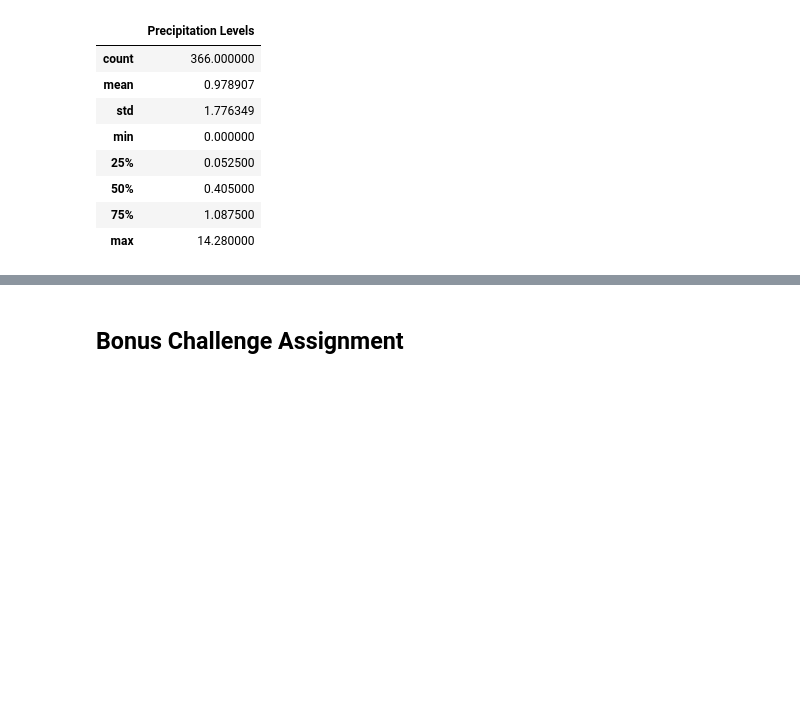
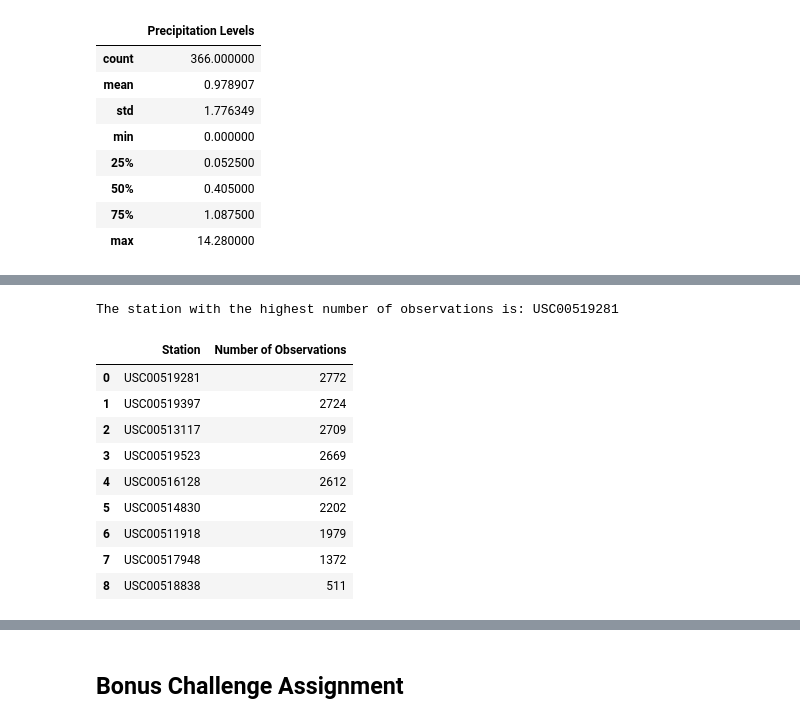
Before and after one commit to trezeget-1/sqlalchemy-challenge, a Jupyter notebook: Instructions/climate_starter.ipynb, the cells around one changed output, grey strips where cells are left out. Cells and saved outputs as stored; diff of their text form; code cells hidden in the pictures; blank space fills up the shorter version.

```diff
--- a/Instructions/climate_starter.ipynb
+++ b/Instructions/climate_starter.ipynb
@@ -148,2 +141,14 @@ precipitation_df_plot.describe()
 # %%
 # Design a query to show how many stations are available in this dataset?
+
+results_stations=(
+    session
+    .query(Station)
+    .all()
+)
+
+print(f'Total Number of stations: {len(results_stations)}')
+print()
+
+for x in results_stations:
+    print(x.id,x.station, x.name)
@@ -152,0 +167,32 @@ precipitation_df_plot.describe()
+# %%
+# What are the most active stations? (i.e. what stations have the most rows)?
+# List the stations and the counts in descending order.
+
+
+results_active_stations=session.query(Measurement.station, func.count(Measurement.station)).group_by(Measurement.station).order_by(func.count(Measurement.station).desc()).all()
+
+stations=[]
+observations=[]
+
+for x in range(len(results_active_stations)):
+    stations.append(results_active_stations[x][0])
+    observations.append(results_active_stations[x][1])
+
+print(f'The station with the highest number of observations is: {results_active_stations[0][0]}')
+
+pd.DataFrame({
+    "Station":stations,
+    "Number of Observations":observations
+})
+# %% [output]
+The station with the highest number of observations is: USC00519281
+|  | Station | Number of Observations |
+| 0 | USC00519281 | 2772 |
+| 1 | USC00519397 | 2724 |
+| 2 | USC00513117 | 2709 |
+| 3 | USC00519523 | 2669 |
+| 4 | USC00516128 | 2612 |
+| 5 | USC00514830 | 2202 |
+| 6 | USC00511918 | 1979 |
+| 7 | USC00517948 | 1372 |
+| 8 | USC00518838 | 511 |
```
Also changed, not shown: parts of 8 cells of this notebook.
